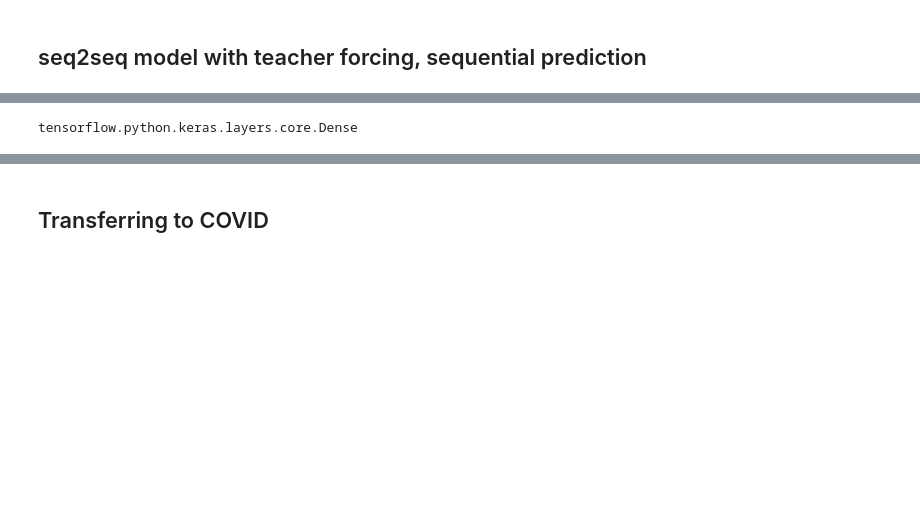
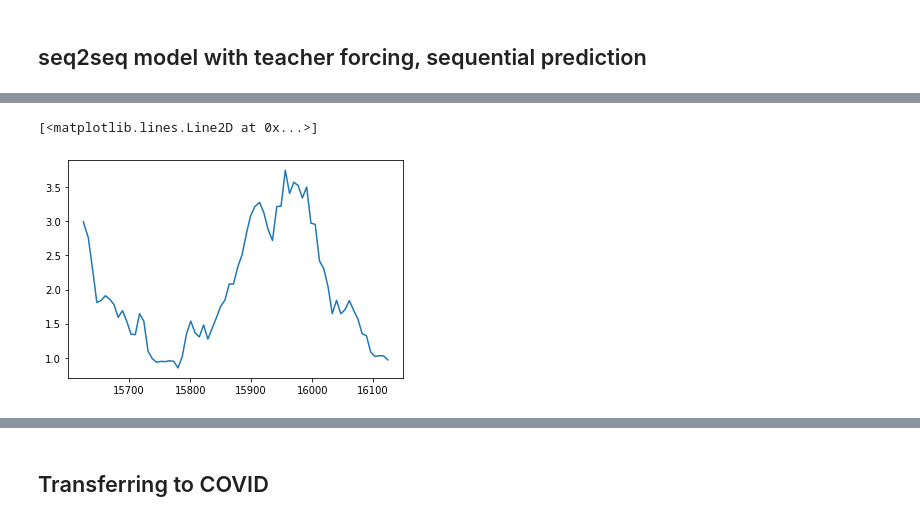
Before and after one commit to benlevyx/modelling-infectious-disease, a Jupyter notebook: notebooks/2_covid_transfer_learning.ipynb, the cells around one changed output, grey strips where cells are left out. Cells and saved outputs as stored; diff of their text form; code cells hidden in the pictures; blank space fills up the shorter version.

```diff
--- a/notebooks/2_covid_transfer_learning.ipynb
+++ b/notebooks/2_covid_transfer_learning.ipynb
@@ -437,0 +434,30 @@ Hello world
+# %%
+# Resampling the flu data to be daily resolution
+from datetime import datetime, timedelta
+
+def parse_date(d):
+    yy, ww = d.split('-')
+    ystart = datetime(year=int(yy), month=1, day=1)
+    dd = ystart + timedelta(days=7 * int(ww))
+    return dd
+
+def interpolate(ser):
+    res = ser.copy()
+    print(res)
+    min_, max_ = res[0], res[-1]
+    dydx = (max_ - min_) / (len(res) - 1)
+    for i in range(len(res)):
+        res[i] = i * dydx + min_
+    return res
+
+def upsample(df):
+    return df['wili'].resample('D').apply(interpolate)
+
+df_flu_res = df_flu.copy()
+df_flu_res['time'] = df_flu_res['time'].apply(parse_date)
+df_flu_res = df_flu_res.set_index(pd.DatetimeIndex(df_flu_res['time'])).drop('time', axis=1)
+df_flu_res = df_flu_res
+# %%
+df_flu_res = df_flu_res.groupby('state').apply(lambda group: (group
+                                                              .resample('D')
+                                                              .interpolate(method='linear')))
@@ -438,3 +482,9 @@ Hello world
+# %%
+state = 'California'
+plt.plot(df_flu_res[df_flu_res['state'] == state]['wili'][-500:])
+# %% [output]
+[<matplotlib.lines.Line2D at 0x...>]
+[figure, added]
 # %%
 
 # Making train/val/test split
@@ -463,8 +512,4 @@ seq2seq_model = models.Seq2Seq(history_length=HISTORY_SIZE,
                                dropout=0.2)
-# %%
-type(seq2seq_model.training_network.layers[-1])
-# %% [output]
-tensorflow.python.keras.layers.core.Dense
 # %%
 seq2seq_model.summary()
 # %% [output]
```
Also changed, not shown: parts of 15 cells of this notebook, 2 other files.
